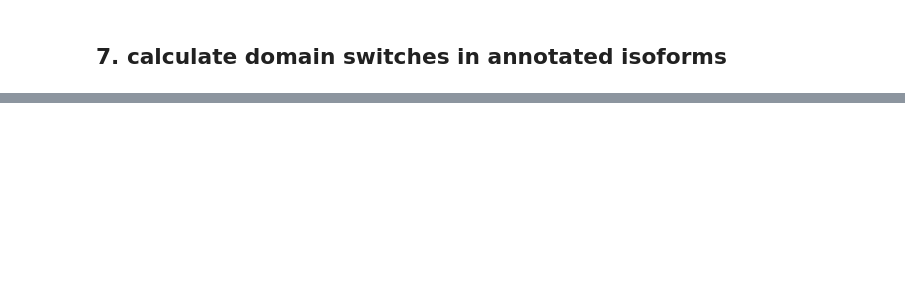
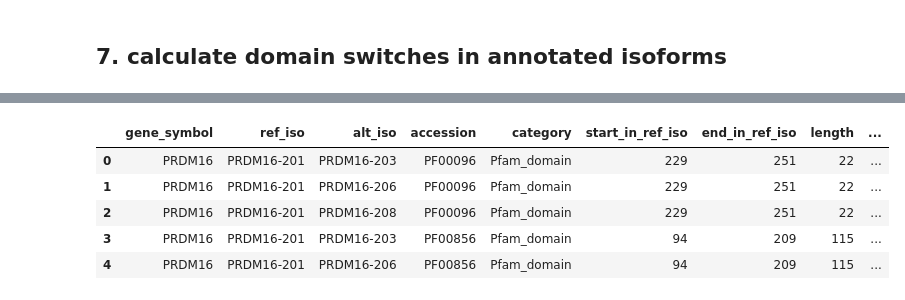
Before and after one commit to CCSB-DFCI/TF_isoforms_paper, a Jupyter notebook: src/gencode_analyses/Fig1__Gencode_Analyses.ipynb, the cells around one changed output, grey strips where cells are left out. Cells and saved outputs as stored; diff of their text form; code cells hidden in the pictures; blank space fills up the shorter version.

```diff
--- a/src/gencode_analyses/Fig1__Gencode_Analyses.ipynb
+++ b/src/gencode_analyses/Fig1__Gencode_Analyses.ipynb
@@ -1334,0 +1487,10 @@ len(ref_alt_map_nonan[(ref_alt_map_nonan["perc_dd_eff"] > 0) |
+# %%
+df['is_DBD'] = df['accession'].isin(dbd['pfam'].values) | df['accession'].str.startswith('C2H2_ZF_array')
+df.head()
+# %% [output]
+|  | gene_symbol | ref_iso | alt_iso | accession | category | start_in_ref_iso | end_in_ref_iso | length | ... |
+| 0 | PRDM16 | PRDM16-201 | PRDM16-203 | PF00096 | Pfam_domain | 229 | 251 | 22 | ... |
+| 1 | PRDM16 | PRDM16-201 | PRDM16-206 | PF00096 | Pfam_domain | 229 | 251 | 22 | ... |
+| 2 | PRDM16 | PRDM16-201 | PRDM16-208 | PF00096 | Pfam_domain | 229 | 251 | 22 | ... |
+| 3 | PRDM16 | PRDM16-201 | PRDM16-203 | PF00856 | Pfam_domain | 94 | 209 | 115 | ... |
+| 4 | PRDM16 | PRDM16-201 | PRDM16-206 | PF00856 | Pfam_domain | 94 | 209 | 115 | ... |
```
Also changed, not shown: parts of 83 cells of this notebook, 13 other files.
